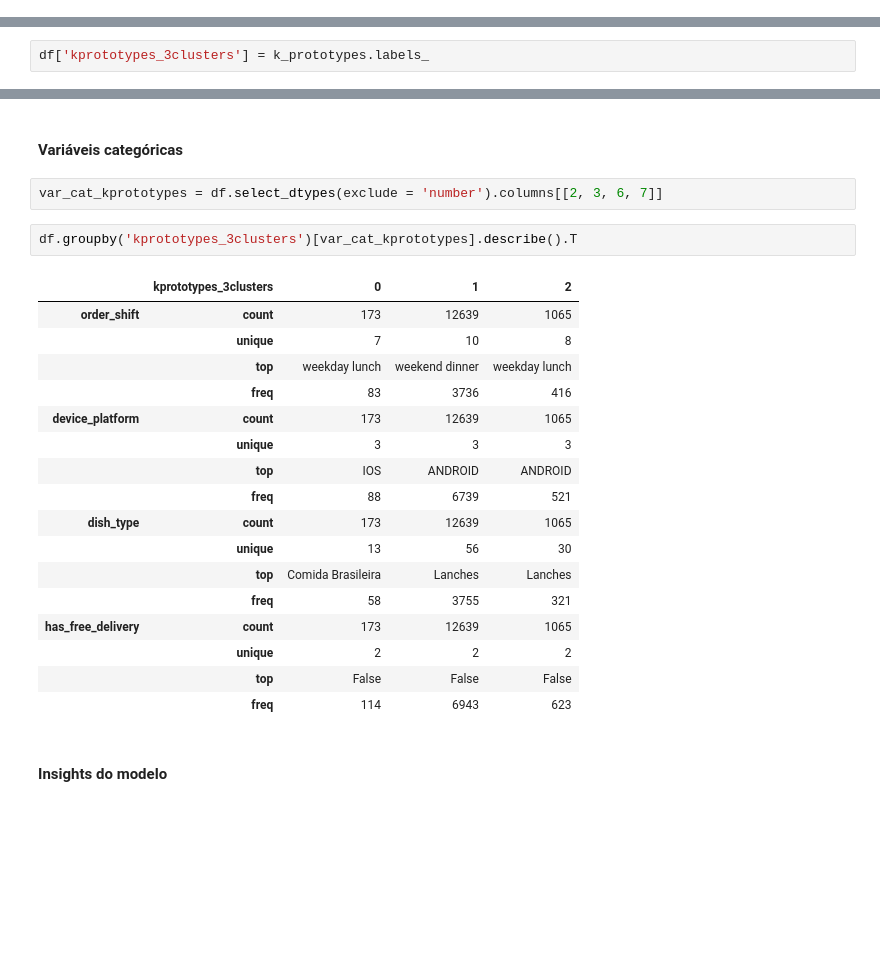
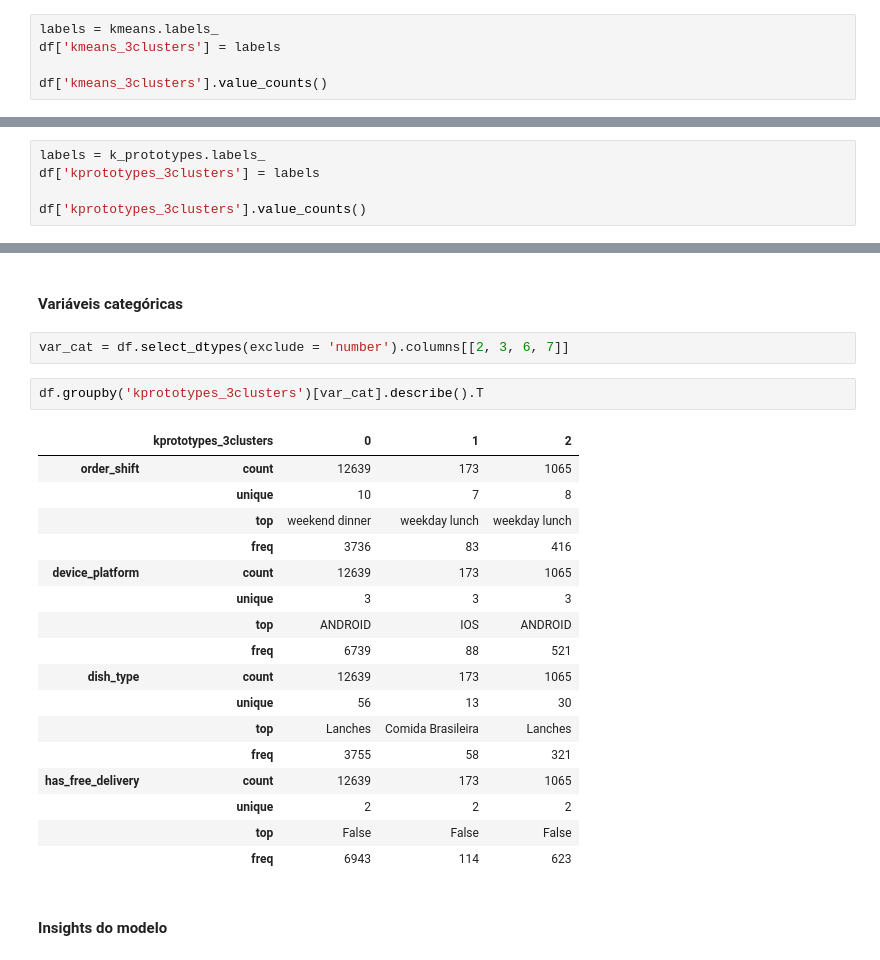
Before and after one commit to Bruno-Donato/cluster_desafio_tera, a Jupyter notebook: desafio_cluster.ipynb, the cells around one changed output, grey strips where cells are left out. Saved outputs shown, nothing was run; the diff lists cells and outputs as text; blank space fills up the shorter version.

```diff
--- a/desafio_cluster.ipynb
+++ b/desafio_cluster.ipynb
@@ -1093,0 +1071,5 @@ df['kmeans_3clusters'] = kmeans.labels_
+# %%
+labels = kmeans.labels_
+df['kmeans_3clusters'] = labels
+
+df['kmeans_3clusters'].value_counts()
@@ -1281,2 +1290,0 @@ array([1, 1, 1, ..., 1, 1, 1], dtype=uint16)
-# %%
-df['kprototypes_3clusters'] = k_prototypes.labels_
@@ -1290,0 +1291,5 @@ Name: count, dtype: int64
+# %%
+labels = k_prototypes.labels_
+df['kprototypes_3clusters'] = labels
+
+df['kprototypes_3clusters'].value_counts()
@@ -1385,27 +1398,27 @@ contagem_kprototypes_3clusters.T
 # %% [markdown]
 #### Variáveis categóricas
 # %%
-var_cat_kprototypes = df.select_dtypes(exclude = 'number').columns[[2, 3, 6, 7]]
+var_cat = df.select_dtypes(exclude = 'number').columns[[2, 3, 6, 7]]
 # %%
-df.groupby('kprototypes_3clusters')[var_cat_kprototypes].describe().T
+df.groupby('kprototypes_3clusters')[var_cat].describe().T
 # %% [output]
 |  | kprototypes_3clusters | 0 | 1 | 2 |
-| order_shift | count | 173 | 12639 | 1065 |
-|  | unique | 7 | 10 | 8 |
-|  | top | weekday lunch | weekend dinner | weekday lunch |
-|  | freq | 83 | 3736 | 416 |
-| device_platform | count | 173 | 12639 | 1065 |
+| order_shift | count | 12639 | 173 | 1065 |
+|  | unique | 10 | 7 | 8 |
+|  | top | weekend dinner | weekday lunch | weekday lunch |
+|  | freq | 3736 | 83 | 416 |
+| device_platform | count | 12639 | 173 | 1065 |
 |  | unique | 3 | 3 | 3 |
-|  | top | IOS | ANDROID | ANDROID |
-|  | freq | 88 | 6739 | 521 |
-| dish_type | count | 173 | 12639 | 1065 |
-|  | unique | 13 | 56 | 30 |
-|  | top | Comida Brasileira | Lanches | Lanches |
-|  | freq | 58 | 3755 | 321 |
-| has_free_delivery | count | 173 | 12639 | 1065 |
+|  | top | ANDROID | IOS | ANDROID |
+|  | freq | 6739 | 88 | 521 |
+| dish_type | count | 12639 | 173 | 1065 |
+|  | unique | 56 | 13 | 30 |
+|  | top | Lanches | Comida Brasileira | Lanches |
+|  | freq | 3755 | 58 | 321 |
+| has_free_delivery | count | 12639 | 173 | 1065 |
 |  | unique | 2 | 2 | 2 |
 |  | top | False | False | False |
-|  | freq | 114 | 6943 | 623 |
+|  | freq | 6943 | 114 | 623 |
 # %% [markdown]
 #### Insights do modelo
 # %% [markdown]
```
Also changed, not shown: parts of 155 cells of this notebook.
